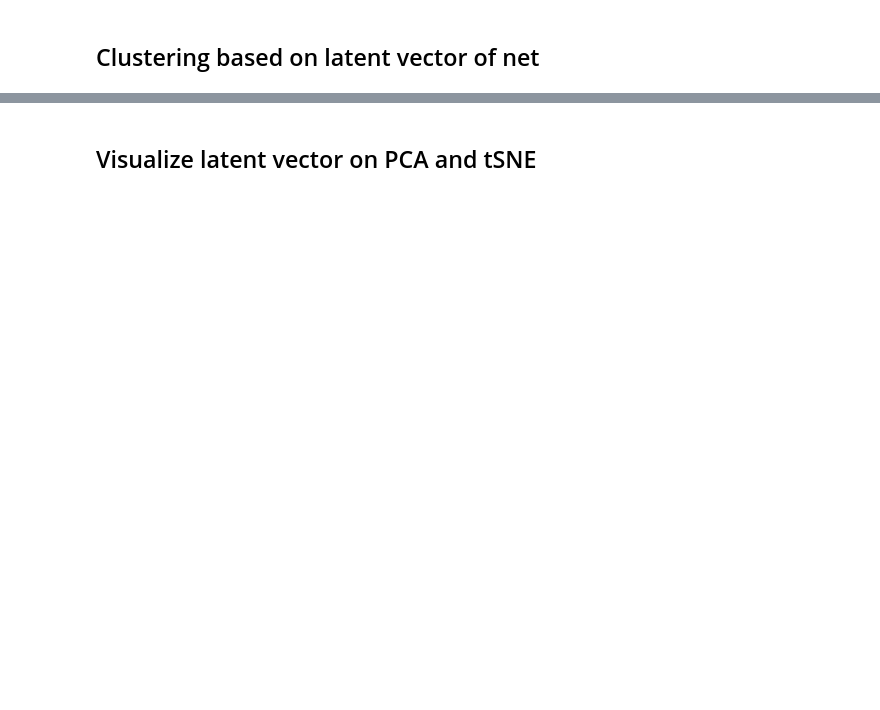
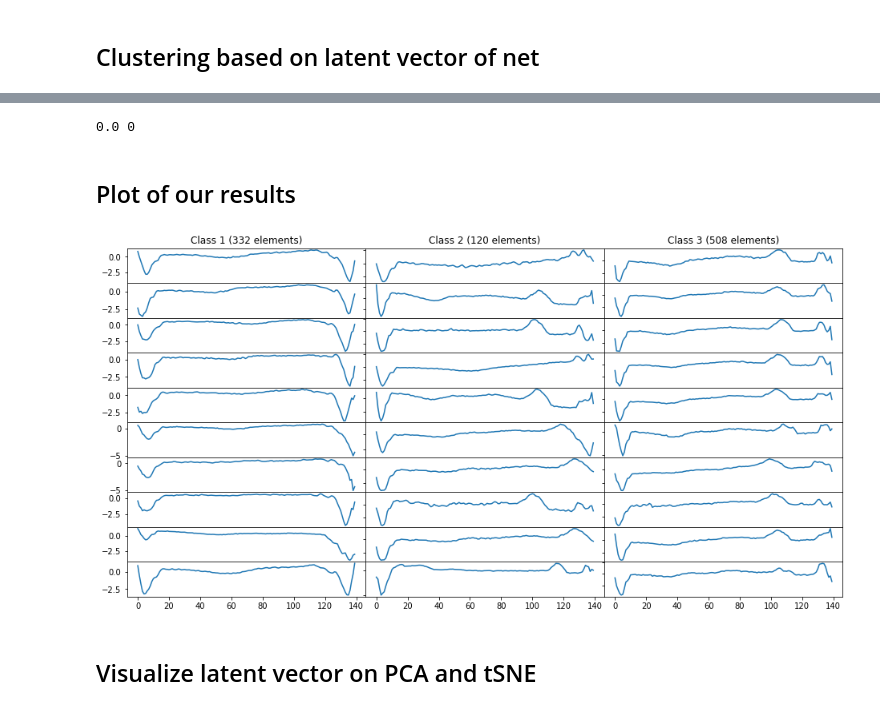
Before and after one commit to Flavio-96/K-AE-for-Time-Series, a Jupyter notebook: jupyter/Autoencoder_for_time_series.ipynb, the cells around one changed output, grey strips where cells are left out. Drawn from its saved outputs; the diff is of its cells as text; code cells hidden in the pictures; blank space fills up the shorter version.

```diff
--- a/jupyter/Autoencoder_for_time_series.ipynb
+++ b/jupyter/Autoencoder_for_time_series.ipynb
@@ -343,10 +305,11 @@ while start + batch_size < Nval:
 from sklearn.cluster import KMeans
 from itertools import groupby
 
-kmeans = KMeans(n_clusters=5, random_state=0)
-res = kmeans.fit_predict(z_run)+1
-kmeans.labels_ +=1
-
-groups = groupby(sorted(zip(tuple(res), tuple(labelsTest))), lambda x: x[0])
-counts = {k: dict(Counter(x[1] for x in g)) for k, g in groups}
-counts
+def getClustering(features, n_clusters):
+    kmeans = KMeans(n_clusters=n_clusters, random_state=0)
+    res = kmeans.fit_predict(features)
+    kmeans.labels_ +=1
+    res = res -1
+    groups = groupby(sorted(zip(tuple(res), tuple(labelsTest))), lambda x: x[0])
+    counts = {k: dict(Counter(x[1] for x in g)) for k, g in groups}
+    return res, counts
@@ -364,2 +343,13 @@ plot_data(dataTest, labelsTest)
+# %%
+print(np.min(labelsTest),np.min(res))
+# %% [output]
+0.0 0
+# %% [markdown]
+## Plot of our results
+# %%
+pylab.rcParams['figure.figsize'] = (16, 8)
+plot_data(dataTest, res)
+# %% [output]
+[figure, added]
 # %% [markdown]
 ## Visualize latent vector on PCA and tSNE
```
Also changed, not shown: parts of 13 cells of this notebook, 2 other files.
